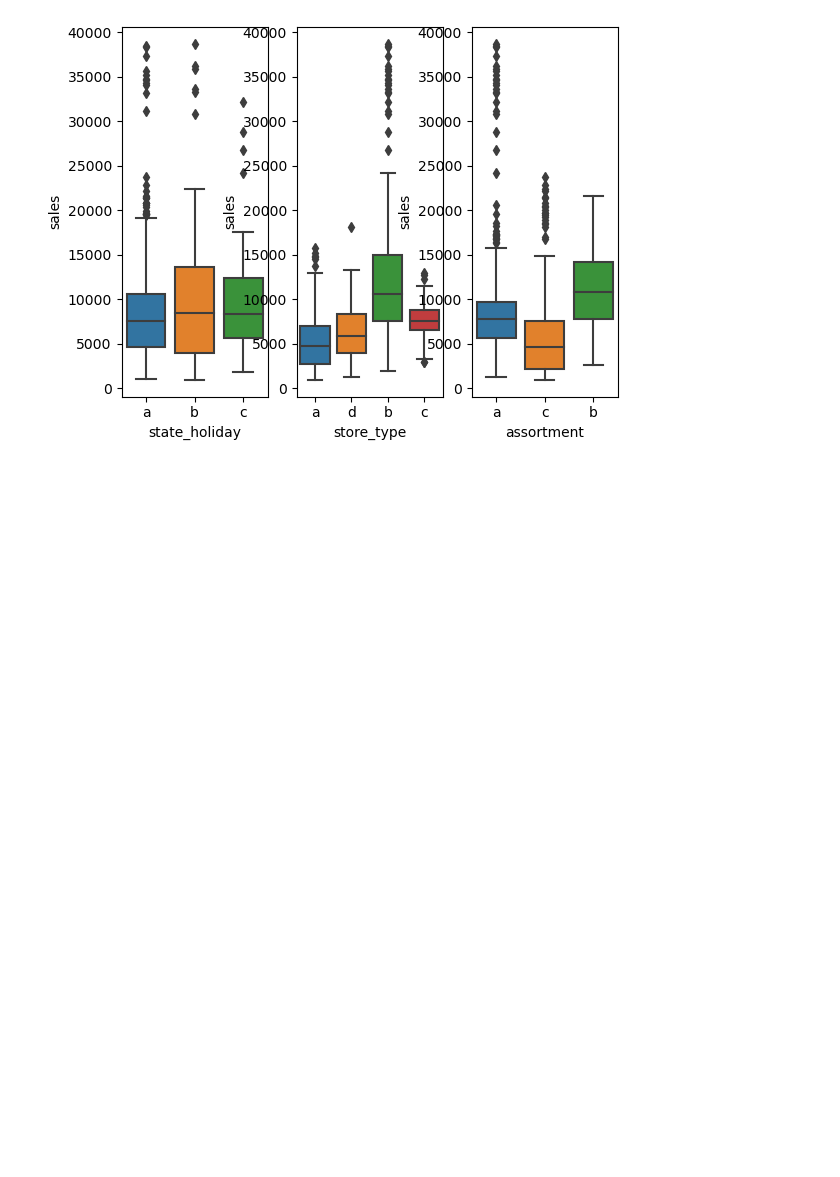
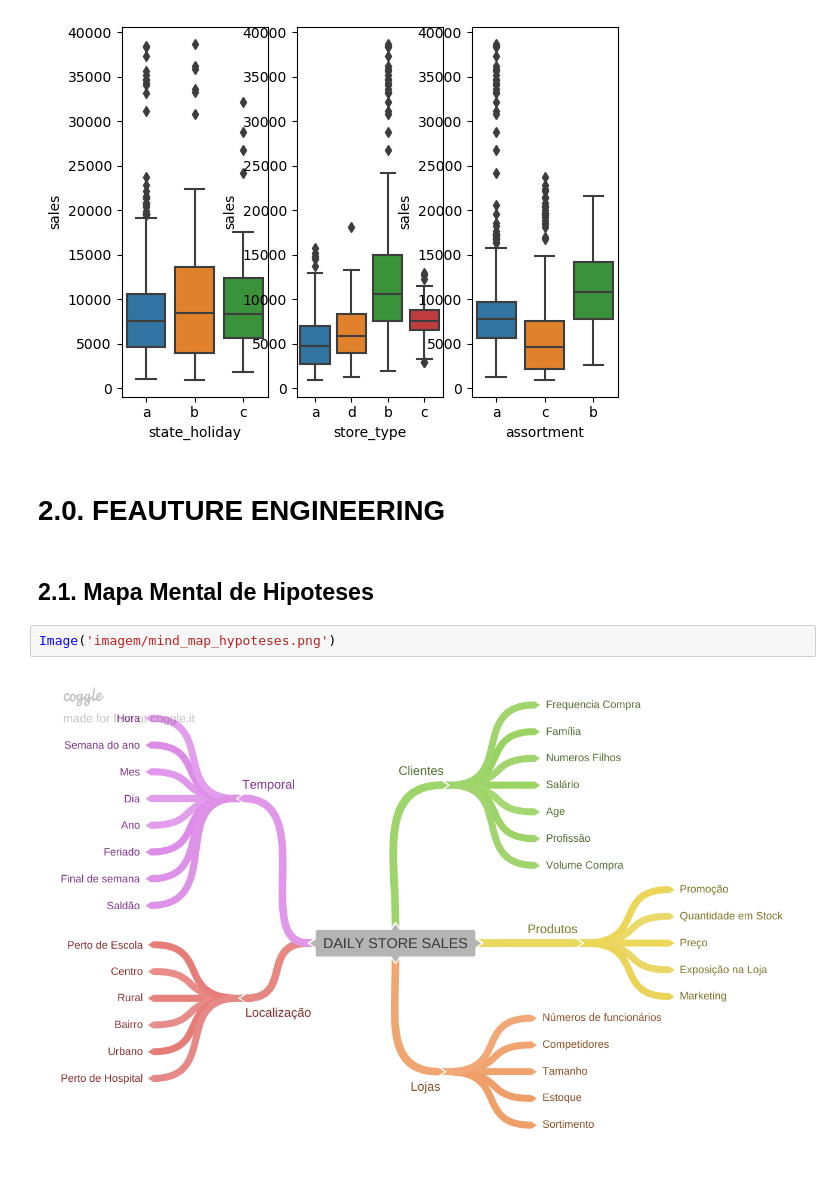
Before and after one commit to MarceloSilv47/rossman_store_sales, a Jupyter notebook: m02_v01_store_sale_prediction.ipynb, the cells around one changed output. Drawn from its saved outputs; the diff is of its cells as text; blank space fills up the shorter version.

Commit message:
finished feature engineering

```diff
--- a/m02_v01_store_sale_prediction.ipynb
+++ b/m02_v01_store_sale_prediction.ipynb
@@ -195,3 +198,11 @@ sns.boxplot( x='assortment', y='sales', data=aux1 )
 # %% [output]
 <Axes: xlabel='assortment', ylabel='sales'>
 [figure]
+# %% [markdown]
+# 2.0. FEAUTURE ENGINEERING
+# %% [markdown]
+## 2.1. Mapa Mental de Hipoteses
+# %%
+Image('imagem/mind_map_hypoteses.png')
+# %% [output]
+[figure, added]
```
Also changed, not shown: parts of 12 cells of this notebook.
